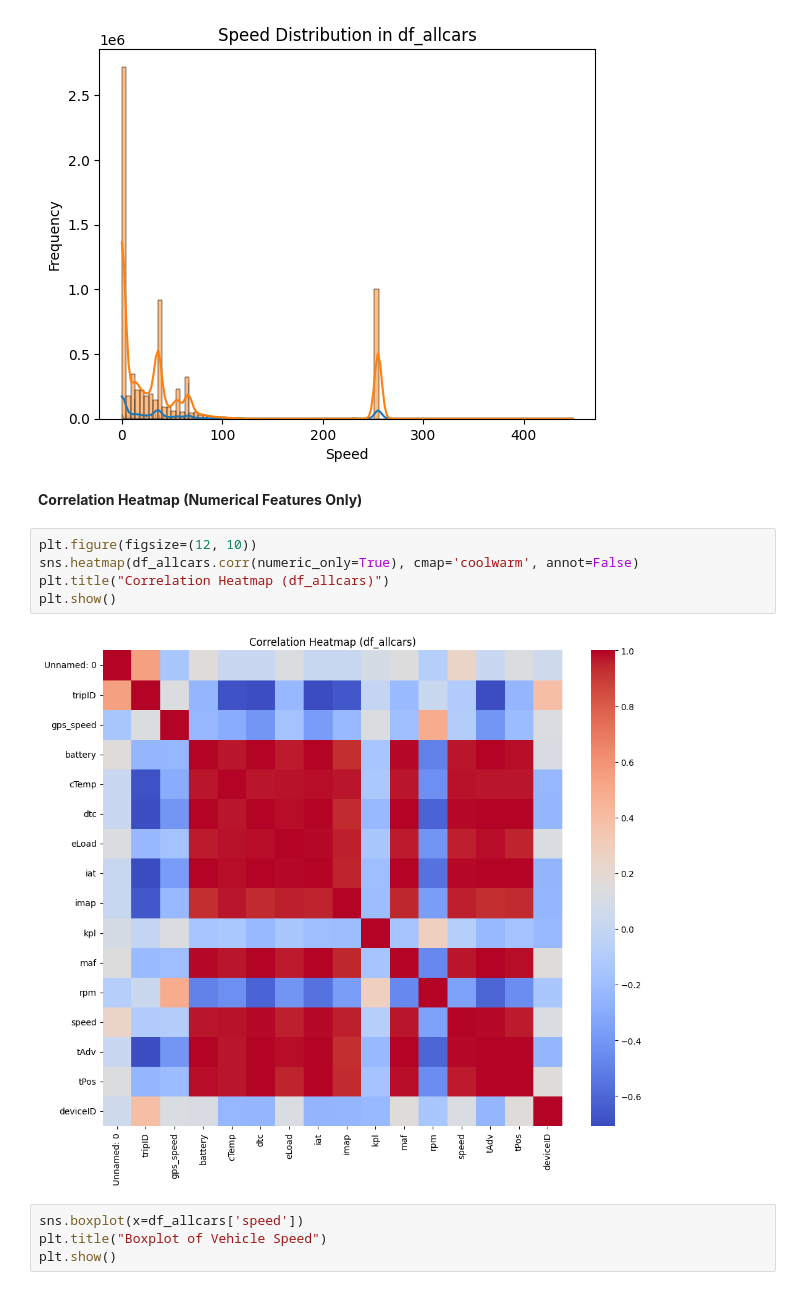
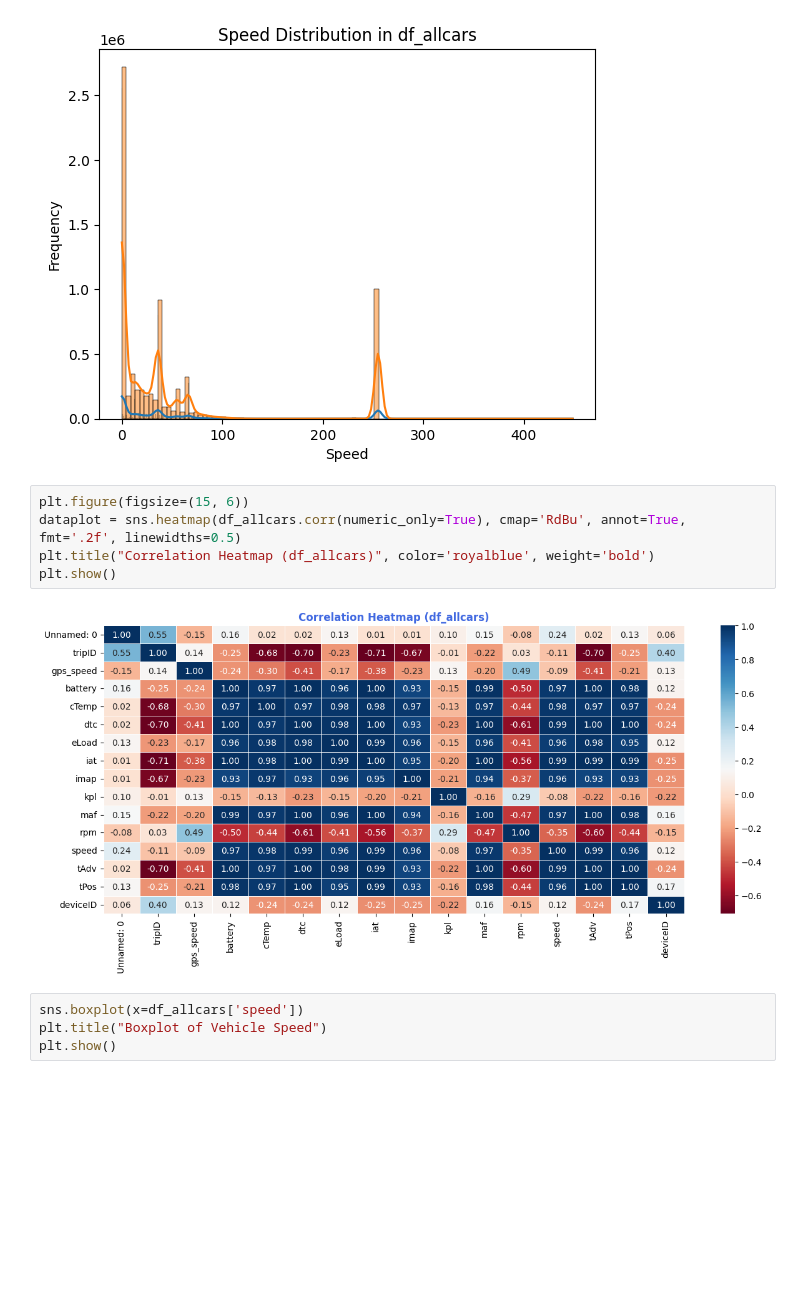
Before and after one commit to siyavash42/Vehicle-Telematics, a Jupyter notebook: TelemaicVehicle.ipynb, the cells around one changed output. Cells and saved outputs as stored; diff of their text form; blank space fills up the shorter version.

```diff
--- a/TelemaicVehicle.ipynb
+++ b/TelemaicVehicle.ipynb
@@ -245,15 +212,13 @@ plt.ylabel("Frequency")
 plt.show()
 # %% [output]
 [figure]
-# %% [markdown]
-**Correlation Heatmap (Numerical Features Only)**
 # %%
-plt.figure(figsize=(12, 10))
-sns.heatmap(df_allcars.corr(numeric_only=True), cmap='coolwarm', annot=False)
-plt.title("Correlation Heatmap (df_allcars)")
+plt.figure(figsize=(15, 6))
+dataplot = sns.heatmap(df_allcars.corr(numeric_only=True), cmap='RdBu', annot=True, fmt='.2f', linewidths=0.5)
+plt.title("Correlation Heatmap (df_allcars)", color='royalblue', weight='bold')
 plt.show()
 # %% [output]
-[figure, old version]
+[figure, new version]
 # %%
 sns.boxplot(x=df_allcars['speed'])
 plt.title("Boxplot of Vehicle Speed")
```
Also changed, not shown: parts of 23 cells of this notebook.
